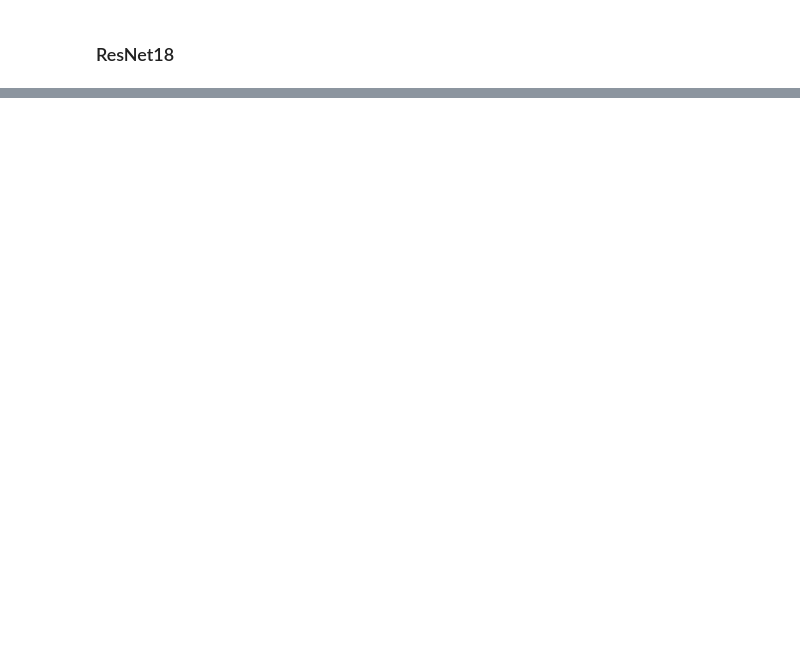
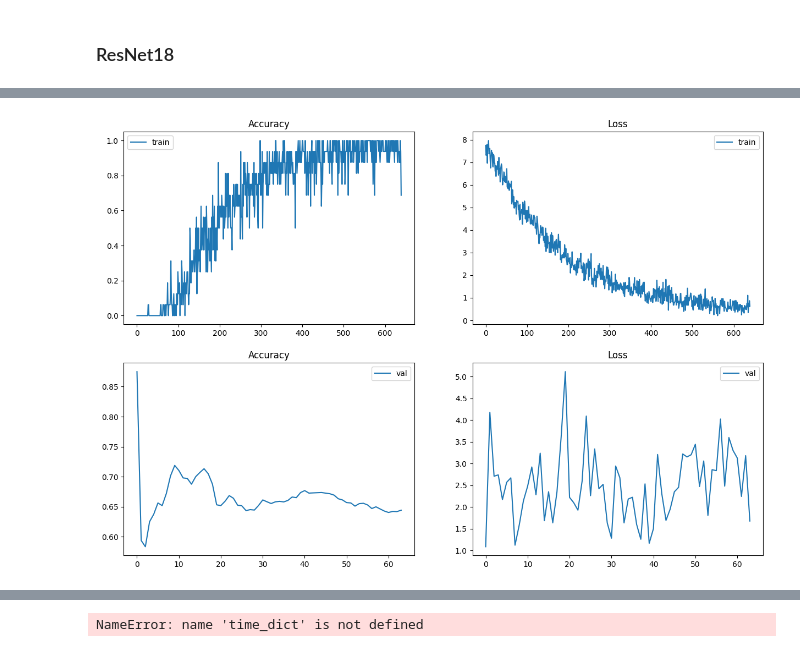
Before and after one commit to ilyii/deep-learning, a Jupyter notebook: transfer-learning/assignment.ipynb, the cells around one changed output, grey strips where cells are left out. Saved outputs shown, nothing was run; the diff lists cells and outputs as text; code cells hidden in the pictures; blank space fills up the shorter version.

```diff
--- a/transfer-learning/assignment.ipynb
+++ b/transfer-learning/assignment.ipynb
@@ -326,0 +388,46 @@ print(f"Test loss: {np.mean(train_metrics_res18_ft['loss']):.2f}")
+# %%
+optimizer = torch.optim.Adam(effnet_b5_frozen.parameters(), lr=lr)
+criterion = torch.nn.CrossEntropyLoss()
+
+
+
+
+start = torch.cuda.Event(enable_timing=True)
+end = torch.cuda.Event(enable_timing=True)
+
+start.record()
+train_metrics_effnetb5_fe = train(epochs, effnet_b5_frozen, dataloader_train, dataloader_val, optimizer, criterion, val_freq=val_freq)
+end.record()
+torch.cuda.synchronize()
+time_dict["effnetb5_feature_extractor"] = start.elapsed_time(end)
+
+test_metrics_effnetb5_fe = test(effnet_b5_frozen, dataloader_test)
+# %%
+# PLOT
+
+import numpy as np
+
+
+fig, axs = plt.subplots(2, 2, figsize=(15, 10))
+axs[0, 0].plot(train_metrics_effnetb5_fe["train"]["acc"], label="train")
+axs[0, 0].set_title("Accuracy")
+axs[0, 0].legend()
+
+axs[0, 1].plot(train_metrics_effnetb5_fe["train"]["loss"], label="train")
+axs[0, 1].set_title("Loss")
+axs[0, 1].legend()
+
+axs[1, 0].plot(train_metrics_effnetb5_fe["val"]["acc"], label="val")
+axs[1, 0].set_title("Accuracy")
+axs[1, 0].legend()
+
+axs[1, 1].plot(train_metrics_effnetb5_fe["val"]["loss"], label="val")
+axs[1, 1].set_title("Loss")
+axs[1, 1].legend()
+
+plt.show()
+
+print(f"Test accuracy: {(test_metrics_effnetb5_fe['correct'] / test_metrics_effnetb5_fe['total'])*100:.2f}")
+print(f"Test loss: {np.mean(test_metrics_effnetb5_fe['loss']):.2f}")
+# %% [output]
+[figure, added]
@@ -327,2 +453,3 @@ print(f"Test loss: {np.mean(train_metrics_res18_ft['loss']):.2f}")
 # %%
-.
+# %% [output]
+NameError: name 'time_dict' is not defined
```
Also changed, not shown: parts of 16 cells of this notebook, 3 other files.
